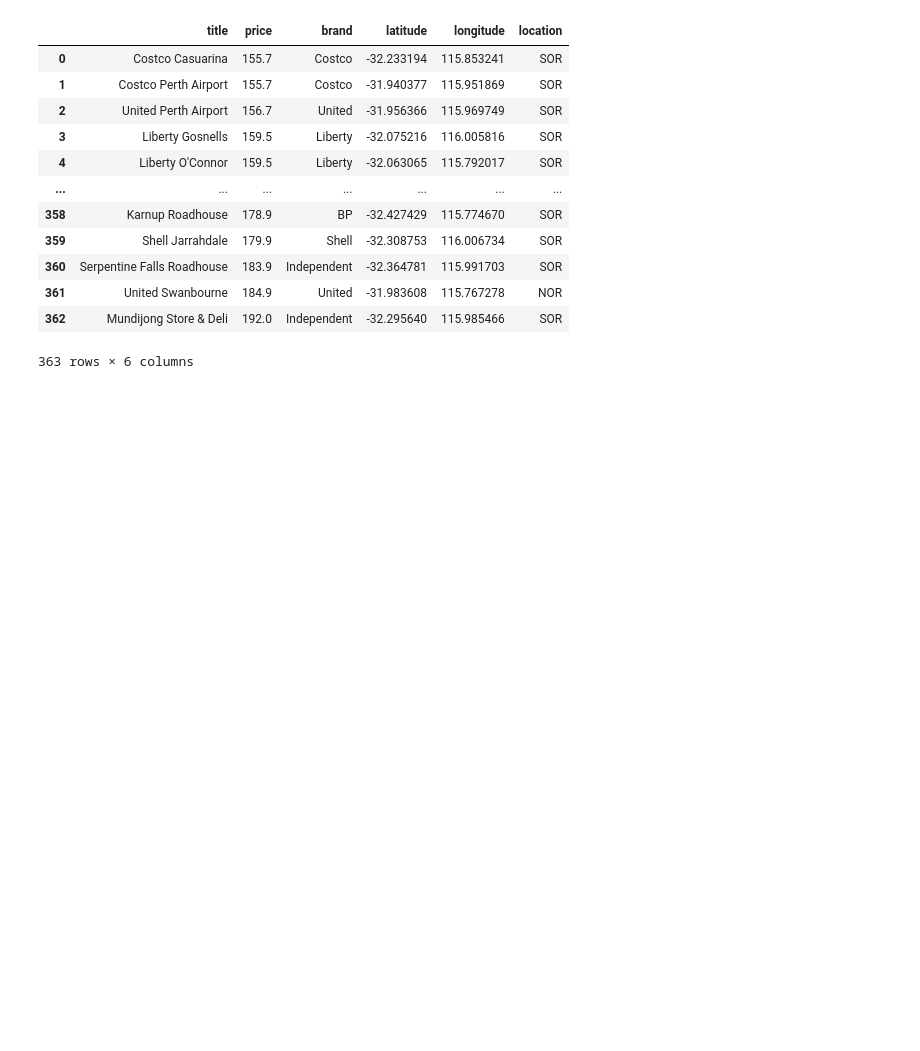
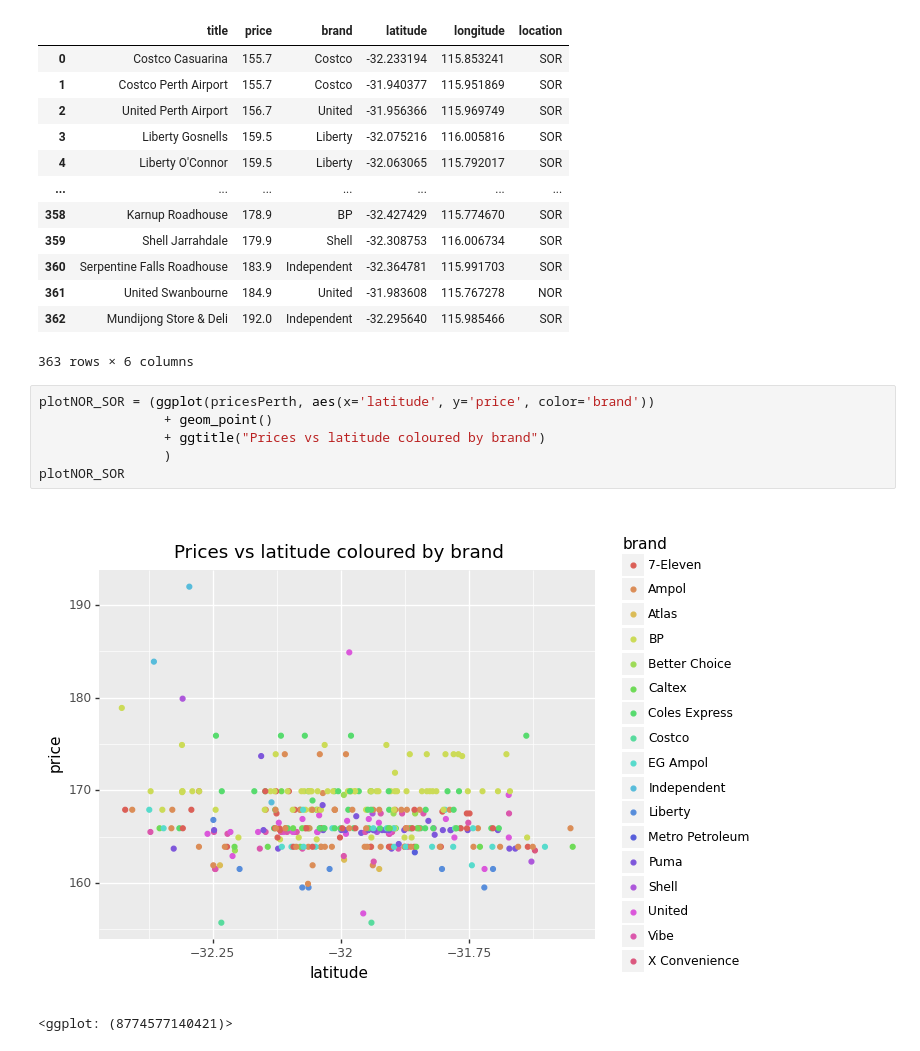
Before and after one commit to adamdoescode/PerthFuelWatchSite, a Jupyter notebook: fuelPlots.ipynb, the cells around one changed output. Cells and saved outputs as stored; diff of their text form; blank space fills up the shorter version.

```diff
--- a/fuelPlots.ipynb
+++ b/fuelPlots.ipynb
@@ -28,3 +28,12 @@ pricesPerth
 | 361 | United Swanbourne | 184.9 | United | -31.983608 | 115.767278 | NOR |
 | 362 | Mundijong Store & Deli | 192.0 | Independent | -32.295640 | 115.985466 | SOR |
 363 rows × 6 columns
+# %%
+plotNOR_SOR = (ggplot(pricesPerth, aes(x='latitude', y='price', color='brand'))
+                + geom_point()
+                + ggtitle("Prices vs latitude coloured by brand")
+                )
+plotNOR_SOR
+# %% [output]
+[figure, added]
+<ggplot: (8774577140421)>
```
Also changed, not shown: 13 other files.
